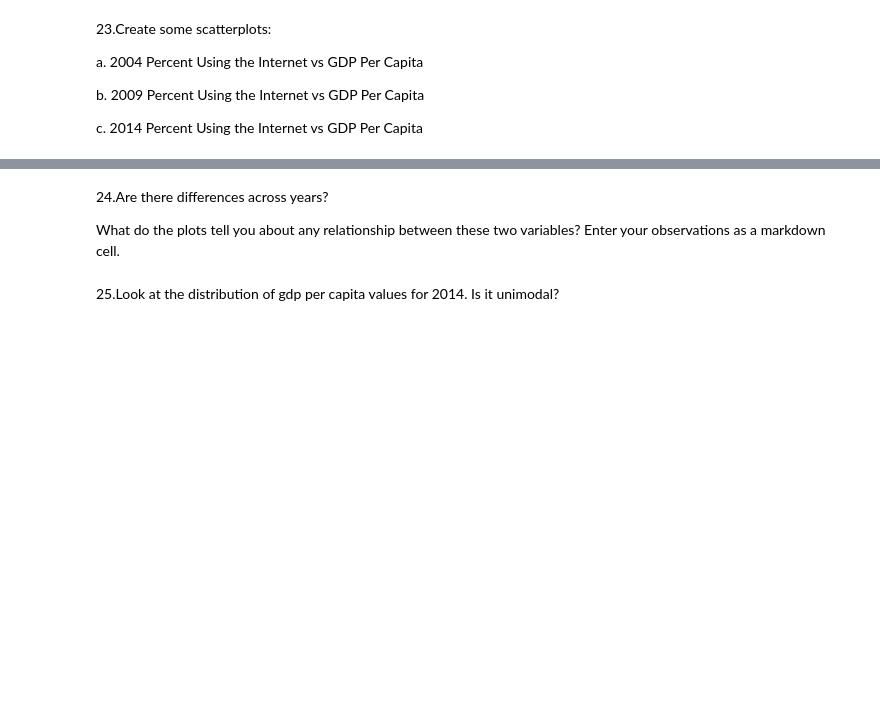
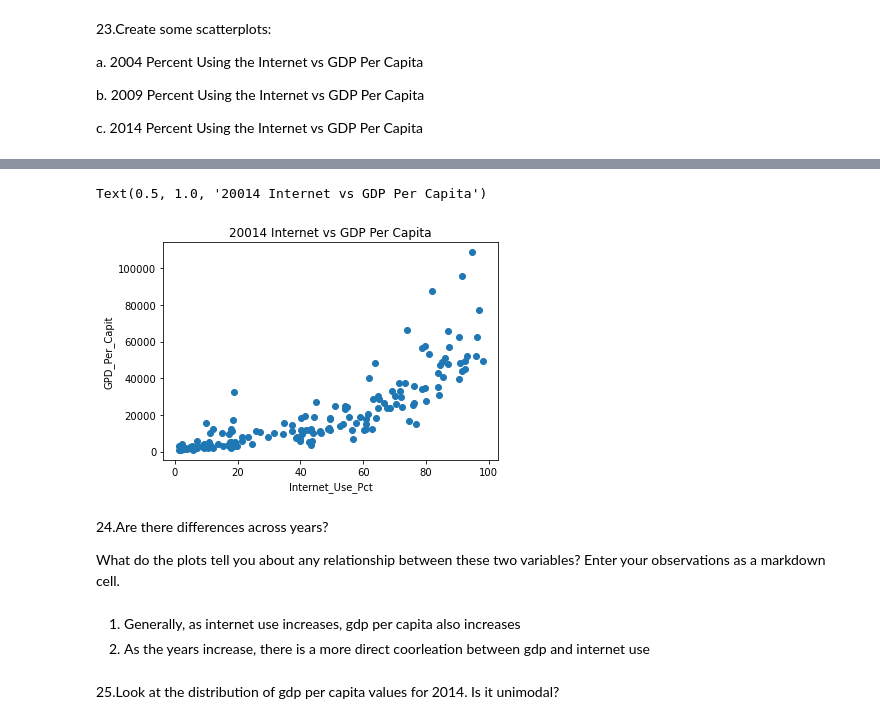
Before and after one commit to ryan-h-maurer/gdp-and-internet-usage-Ryan-Maurer, a Jupyter notebook: notebook/un_gdp_and_internet_usage.ipynb, the cells around one changed output, grey strips where cells are left out. Drawn from its saved outputs; the diff is of its cells as text; code cells hidden in the pictures; blank space fills up the shorter version.

```diff
--- a/notebook/un_gdp_and_internet_usage.ipynb
+++ b/notebook/un_gdp_and_internet_usage.ipynb
@@ -216,6 +297,17 @@ c. 2014 Percent Using the Internet vs GDP Per Capita
+# %%
+plt.scatter(gdp_iu_2014.Internet_Users_Pct,gdp_iu_2014.GDP_Per_Capita)
+plt.xlabel('Internet_Use_Pct')
+plt.ylabel('GPD_Per_Capit')
+plt.title('20014 Internet vs GDP Per Capita')
+# %% [output]
+Text(0.5, 1.0, '20014 Internet vs GDP Per Capita')
+[figure, added]
 # %% [markdown]
 24.Are there differences across years?
 
 What do the plots tell you about any relationship between these two variables? Enter your observations as a markdown cell.
+# %% [markdown]
+1. Generally, as internet use increases, gdp per capita also increases
+2. As the years increase, there is a more direct coorleation between gdp and internet use
 # %% [markdown]
 25.Look at the distribution of gdp per capita values for 2014. Is it unimodal?
```
Also changed, not shown: parts of 35 cells of this notebook, 1 other file.
